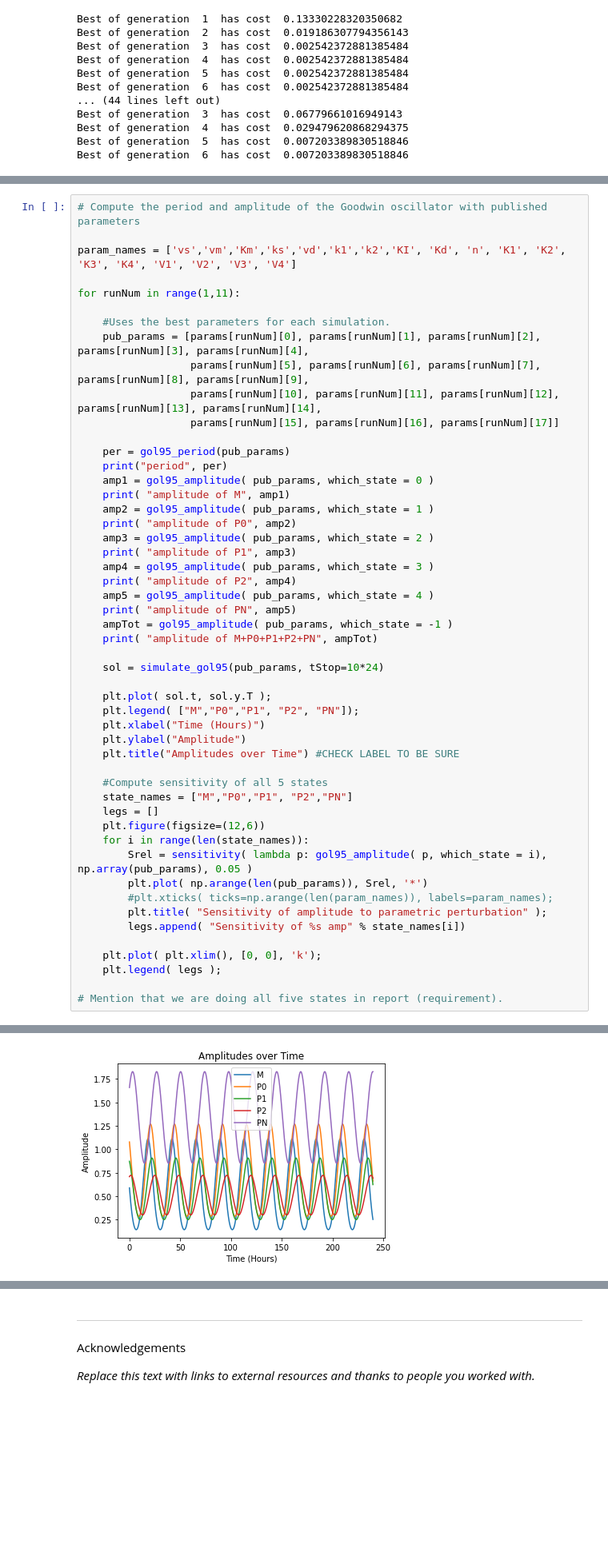
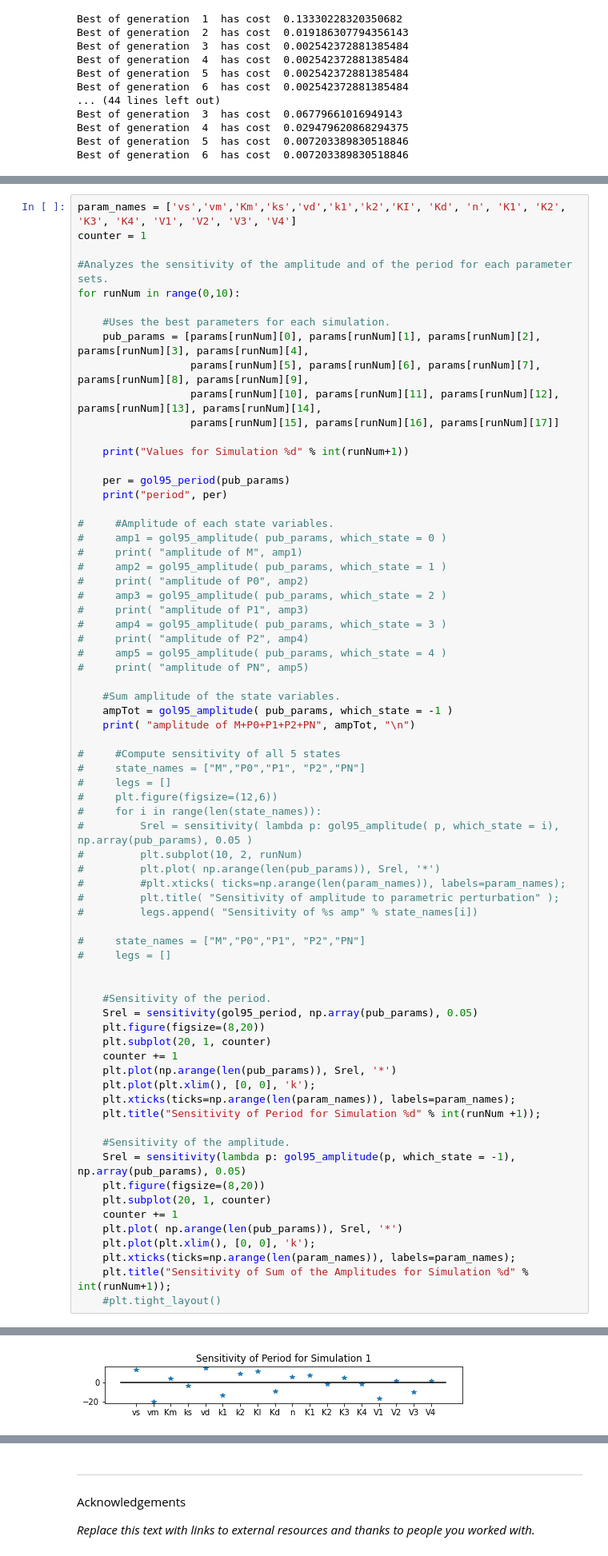
Before and after one commit to polinenguyen/CS341, a Jupyter notebook: Project5.ipynb, the cells around one changed output, grey strips where cells are left out. Shown at 80% size. Drawn from its saved outputs; the diff is of its cells as text; blank space fills up the shorter version.

```diff
--- a/Project5.ipynb
+++ b/Project5.ipynb
@@ -475,9 +449,9 @@ print(params)
 # %%
-# Compute the period and amplitude of the Goodwin oscillator with published parameters
+param_names = ['vs','vm','Km','ks','vd','k1','k2','KI', 'Kd', 'n', 'K1', 'K2', 'K3', 'K4', 'V1', 'V2', 'V3', 'V4']
+counter = 1
 
-param_names = ['vs','vm','Km','ks','vd','k1','k2','KI', 'Kd', 'n', 'K1', 'K2', 'K3', 'K4', 'V1', 'V2', 'V3', 'V4']
-
-for runNum in range(1,11):
+#Analyzes the sensitivity of the amplitude and of the period for each parameter sets.
+for runNum in range(0,10):
 
     #Uses the best parameters for each simulation.
     pub_params = [params[runNum][0], params[runNum][1], params[runNum][2], params[runNum][3], params[runNum][4],
@@ -485,42 +459,61 @@ for runNum in range(1,11):
                   params[runNum][10], params[runNum][11], params[runNum][12], params[runNum][13], params[runNum][14],
                   params[runNum][15], params[runNum][16], params[runNum][17]]
 
+    print("Values for Simulation %d" % int(runNum+1))
+
     per = gol95_period(pub_params)
     print("period", per)
-    amp1 = gol95_amplitude( pub_params, which_state = 0 )
-    print( "amplitude of M", amp1)
-    amp2 = gol95_amplitude( pub_params, which_state = 1 )
-    print( "amplitude of P0", amp2)
-    amp3 = gol95_amplitude( pub_params, which_state = 2 )
-    print( "amplitude of P1", amp3)
-    amp4 = gol95_amplitude( pub_params, which_state = 3 )
-    print( "amplitude of P2", amp4)
-    amp5 = gol95_amplitude( pub_params, which_state = 4 )
-    print( "amplitude of PN", amp5)
+
+#     #Amplitude of each state variables.
+#     amp1 = gol95_amplitude( pub_params, which_state = 0 )
+#     print( "amplitude of M", amp1)
+#     amp2 = gol95_amplitude( pub_params, which_state = 1 )
+#     print( "amplitude of P0", amp2)
+#     amp3 = gol95_amplitude( pub_params, which_state = 2 )
+#     print( "amplitude of P1", amp3)
+#     amp4 = gol95_amplitude( pub_params, which_state = 3 )
+#     print( "amplitude of P2", amp4)
+#     amp5 = gol95_amplitude( pub_params, which_state = 4 )
+#     print( "amplitude of PN", amp5)
+
+    #Sum amplitude of the state variables.
     ampTot = gol95_amplitude( pub_params, which_state = -1 )
-    print( "amplitude of M+P0+P1+P2+PN", ampTot)
+    print( "amplitude of M+P0+P1+P2+PN", ampTot, "\n")
 
-    sol = simulate_gol95(pub_params, tStop=10*24)
+#     #Compute sensitivity of all 5 states
+#     state_names = ["M","P0","P1", "P2","PN"]
+#     legs = []
+#     plt.figure(figsize=(12,6))
+#     for i in range(len(state_names)):
+#         Srel = sensitivity( lambda p: gol95_amplitude( p, which_state = i), np.array(pub_params), 0.05 )
+#         plt.subplot(10, 2, runNum)
+#         plt.plot( np.arange(len(pub_params)), Srel, '*')
+#         #plt.xticks( ticks=np.arange(len(param_names)), labels=param_names);
+#         plt.title( "Sensitivity of amplitude to parametric perturbation" );
+#         legs.append( "Sensitivity of %s amp" % state_names[i])
 
-    plt.plot( sol.t, sol.y.T );
-    plt.legend( ["M","P0","P1", "P2", "PN"]);
-    plt.xlabel("Time (Hours)")
-    plt.ylabel("Amplitude")
-    plt.title("Amplitudes over Time") #CHECK LABEL TO BE SURE
+#     state_names = ["M","P0","P1", "P2","PN"]
+#     legs = []
 
-    #Compute sensitivity of all 5 states
-    state_names = ["M","P0","P1", "P2","PN"]
-    legs = []
-    plt.figure(figsize=(12,6))
-    for i in range(len(state_names)):
-        Srel = sensitivity( lambda p: gol95_amplitude( p, which_state = i), np.array(pub_params), 0.05 )
-        plt.plot( np.arange(len(pub_params)), Srel, '*')
-        #plt.xticks( ticks=np.arange(len(param_names)), labels=param_names);
-        plt.title( "Sensitivity of amplitude to parametric perturbation" );
-        legs.append( "Sensitivity of %s amp" % state_names[i])
 
-    plt.plot( plt.xlim(), [0, 0], 'k');
-    plt.legend( legs );
+    #Sensitivity of the period.
+    Srel = sensitivity(gol95_period, np.array(pub_params), 0.05)
+    plt.figure(figsize=(8,20))
+    plt.subplot(20, 1, counter)
+    counter += 1
+    plt.plot(np.arange(len(pub_params)), Srel, '*')
+    plt.plot(plt.xlim(), [0, 0], 'k');
+    plt.xticks(ticks=np.arange(len(param_names)), labels=param_names);
+    plt.title("Sensitivity of Period for Simulation %d" % int(runNum +1));
 
-# Mention that we are doing all five states in report (requirement).
+    #Sensitivity of the amplitude.
+    Srel = sensitivity(lambda p: gol95_amplitude(p, which_state = -1), np.array(pub_params), 0.05)
+    plt.figure(figsize=(8,20))
+    plt.subplot(20, 1, counter)
+    counter += 1
+    plt.plot( np.arange(len(pub_params)), Srel, '*')
+    plt.plot(plt.xlim(), [0, 0], 'k');
+    plt.xticks(ticks=np.arange(len(param_names)), labels=param_names);
+    plt.title("Sensitivity of Sum of the Amplitudes for Simulation %d" % int(runNum+1));
+    #plt.tight_layout()
 # %% [output]
@@ -545 +537 @@ IndexError: list index out of range
-[figure, old version]
+[figure, new version]
```
Also changed, not shown: parts of 4 cells of this notebook.
